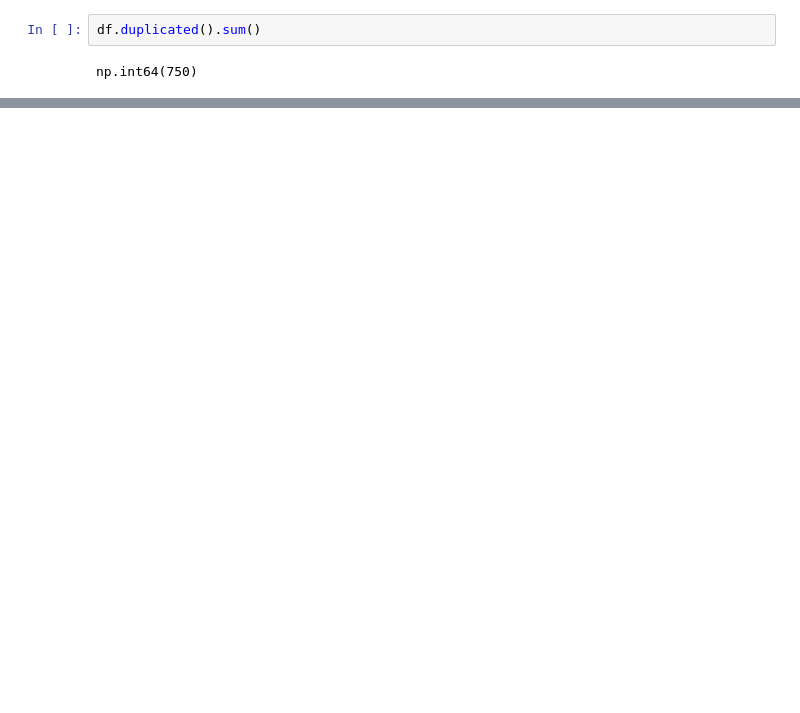
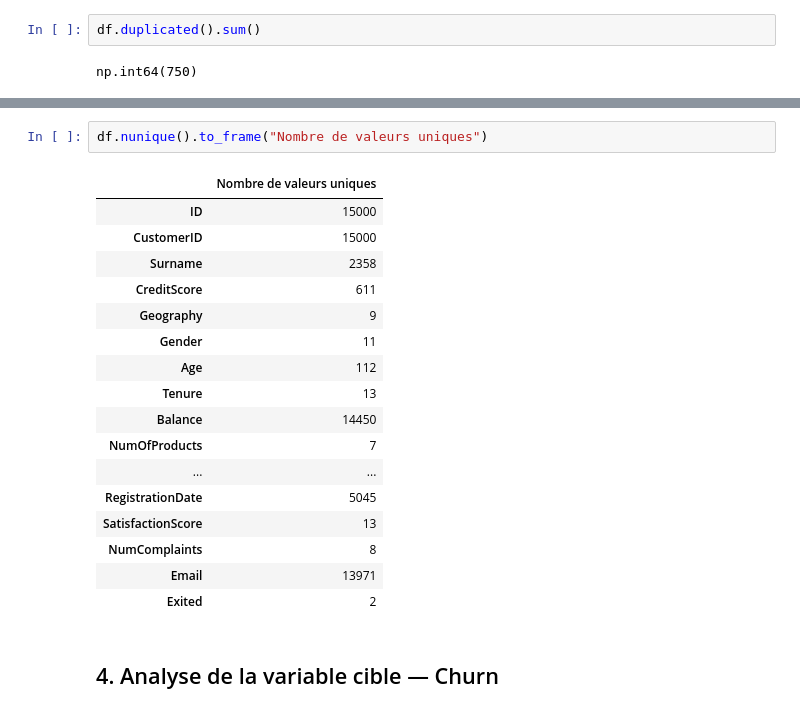
Before and after one commit to romaric420/prediction_depart_client_cycle_complet_ml, a Jupyter notebook: notebooks/01_eda.ipynb, the cells around one changed output, grey strips where cells are left out. Drawn from its saved outputs; the diff is of its cells as text; blank space fills up the shorter version.

```diff
--- a/notebooks/01_eda.ipynb
+++ b/notebooks/01_eda.ipynb
@@ -149,0 +115,22 @@ dtype: int64
+# %%
+df.nunique().to_frame("Nombre de valeurs uniques")
+# %% [output]
+|  | Nombre de valeurs uniques |
+| ID | 15000 |
+| CustomerID | 15000 |
+| Surname | 2358 |
+| CreditScore | 611 |
+| Geography | 9 |
+| Gender | 11 |
+| Age | 112 |
+| Tenure | 13 |
+| Balance | 14450 |
+| NumOfProducts | 7 |
+| ... | ... |
+| RegistrationDate | 5045 |
+| SatisfactionScore | 13 |
+| NumComplaints | 8 |
+| Email | 13971 |
+| Exited | 2 |
+# %% [markdown]
+## 4. Analyse de la variable cible — Churn
```
Also changed, not shown: parts of 23 cells of this notebook.
